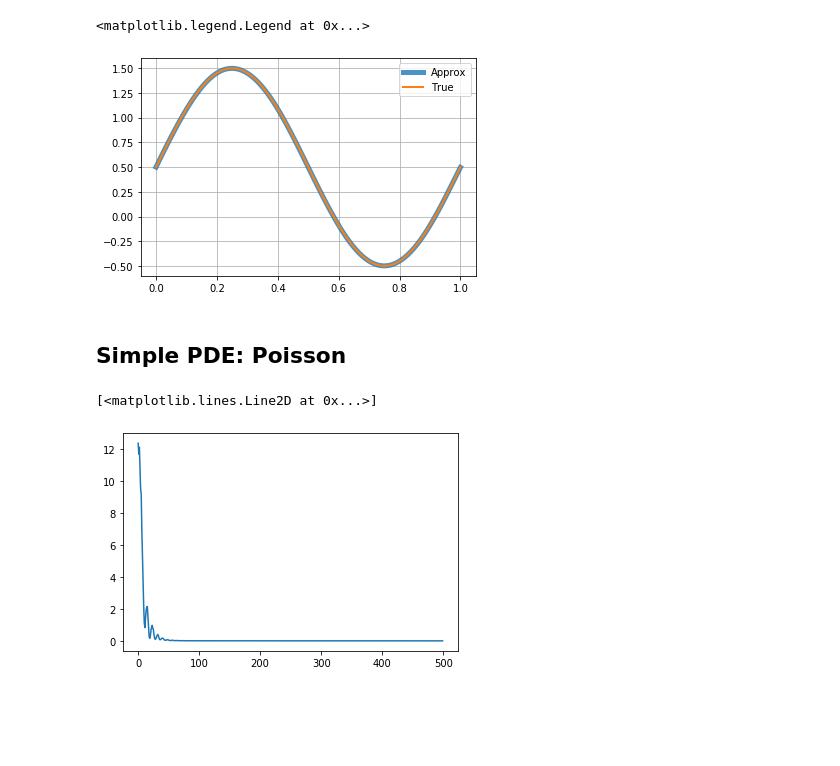
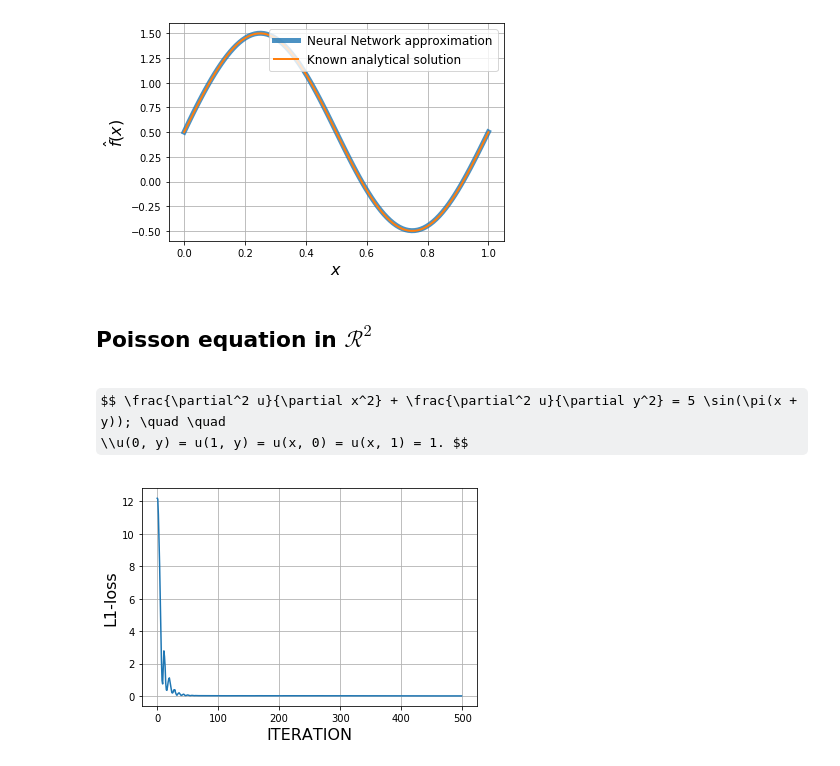
Before and after one commit to analysiscenter/pydens, a Jupyter notebook: tutorials/1. Solving PDEs.ipynb, the cells around one changed output. Drawn from its saved outputs; the diff is of its cells as text; code cells hidden in the pictures; some formulas as TeX source; blank space fills up the shorter version.

```diff
--- a/tutorials/1. Solving PDEs.ipynb
+++ b/tutorials/1. Solving PDEs.ipynb
@@ -13,3 +18,9 @@ sys.path.append("../../")
 # %%
 from pydens import Solver, D, V, TorchModel, ConvBlockModel
 from pydens import NumpySampler as NS
+# %%
+def plot_loss(loss):
+    plt.plot(loss)
+    plt.grid()
+    plt.xlabel('ITERATION', fontsize=16)
+    plt.ylabel('L1-loss', fontsize=16)
@@ -25,18 +70,15 @@ solver.fit(niters=1500, batch_size=400)
 # %%
 xs = torch.tensor(np.linspace(0, 1, 100)).float()
-approxs = solver.solve(xs)
+fs = solver.solve(xs)
+
+plot_approximation(xs, fs, lambda x: np.sin(2 * np.pi * x) + .5)
+# %% [output]
+[figure, added]
-# %%
-plt.plot(xs.detach().numpy(), approxs, label='Approx',
-         linewidth=5, alpha=0.8)
-plt.plot(xs.detach().numpy(), np.sin(2 * np.pi * xs.detach().numpy()) + .5,
-         label='True', linewidth=2)
-plt.grid()
-plt.legend()
-# %% [output]
-<matplotlib.legend.Legend at 0x...>
-[figure, removed]
-# %% [markdown]
-## Simple PDE: Poisson
+# %% [markdown]
+## Poisson equation in $\mathcal{R}^2$
+# %% [markdown]
+$$ \frac{\partial^2 u}{\partial x^2} + \frac{\partial^2 u}{\partial y^2} = 5 \sin(\pi(x + y)); \quad \quad
+\\u(0, y) = u(1, y) = u(x, 0) = u(x, 1) = 1. $$
 # %%
 def pde(f, x, y):
     return D(D(f, x), x) + D(D(f, y), y) - 5 * torch.sin(np.pi * (x + y))
@@ -47,7 +89,6 @@ solver = Solver(pde, ndims=2, boundary_condition=1,
 # %%
 solver.fit(niters=500, batch_size=400, lr=0.05)
 # %%
-plt.plot(solver.losses[:])
+plot_loss(solver.losses)
 # %% [output]
-[<matplotlib.lines.Line2D at 0x...>]
-[figure, old version]
+[figure, new version]
```
Also changed, not shown: parts of 44 cells of this notebook, 1 other file.
